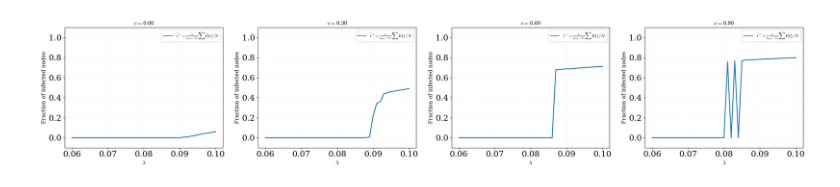
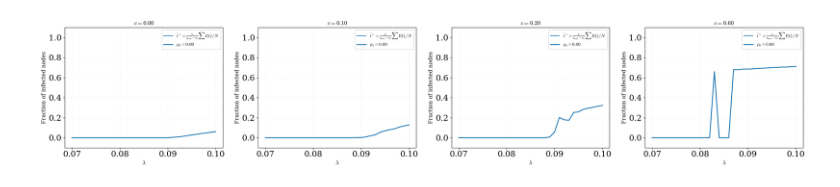
Before and after one commit to Kojirouuuu/trend-sar, a Jupyter notebook: notebook/SIS01.ipynb, the cells around one changed output. Drawn from its saved outputs; the diff is of its cells as text; code cells hidden in the pictures.

```diff
--- a/notebook/SIS01.ipynb
+++ b/notebook/SIS01.ipynb
@@ -59,10 +43,11 @@ lambda_min = params_df["lambdaMin"].values[0]
 lambda_max = params_df["lambdaMax"].values[0]
 dlambda = params_df["dlambda"].values[0]
 gamma = params_df["gamma"].values[0]
-rho0 = params_df["rho0"].values[0]
-c_min = params_df["cMin"].values[0]
-c_max = params_df["cMax"].values[0]
-dc = params_df["dc"].values[0]
+rho01 = params_df["rho01"].values[0]
+c0 = params_df["c0"].values[0]
+c1 = params_df["c1"].values[0]
+c2 = params_df["c2"].values[0]
+c3 = params_df["c3"].values[0]
 tmax = params_df["tmax"].values[0]
 batch_num = params_df["batchNum"].values[0]
 itr_per_batch = params_df["itrPerBatch"].values[0]
@@ -124,7 +127,7 @@ plt.show()
 import numpy as np
 import matplotlib.pyplot as plt
 
-c_idx_list = [0, 1, 2, -1]
+rho0_idx_list = [0]
 t0 = int(tmax * 0.8)
 
 fig, ax = plt.subplots(1, len(c_idx_list), figsize=(6 * len(c_idx_list), 5))
@@ -136,8 +139,10 @@ for idx, c_idx in enumerate(c_idx_list):
     ax[idx].plot([], [], label=r"$\hat{i}^*=\frac{1}{t_{\max}-t_0}\sum I(t)/N$")
 
     # 平均値計算
-    t0I = I[:, c_idx, :, t0:].mean(axis=-1).mean(axis=-1) / N
-    ax[idx].plot(lambda_values, t0I, color=colors[0], linewidth=2)
+    t0I = I[c_idx, :, :, :, t0:].mean(axis=-1).mean(axis=-1) / N
+
+    for i, rho0_idx in enumerate(rho0_idx_list):
+        ax[idx].plot(lambda_values, t0I[:, rho0_idx], color=colors[i], linewidth=2, label=f"rho0 = {rho0_values[rho0_idx]:.2f}")
 
     # タイトル（数式表記）
     ax[idx].set_title(rf"$c={c:.2f}$", fontsize=13)
@@ -146,8 +151,7 @@ for idx, c_idx in enumerate(c_idx_list):
     ax[idx].set_xlabel(r"$\lambda$", fontsize=12)
     ax[idx].set_ylabel("Fraction of infected nodes", fontsize=12)
 
-    ax[idx].set_ylim(0 - eps, 1 + eps)
-    ax[idx].set_yticks(np.linspace(0, 1, 6))
+    # ax[idx].set_ylim(0 - eps, 1 + eps)
     ax[idx].grid(True, which="both", alpha=0.25)
 
     leg = ax[idx].legend(frameon=True, fontsize=10)
@@ -160,50 +164,53 @@ plt.show()
 # %%
-validI_ave = np.zeros((len(lambda_values), len(c_values)))
-validI_num = np.zeros((len(lambda_values), len(c_values)))
+validI_ave = np.zeros((len(c_values), len(lambda_values), len(rho0_values)))
+validI_num = np.zeros((len(c_values), len(lambda_values), len(rho0_values)))
 threshold = 10
 
-for lambda_idx in range(len(lambda_values)):
-    for c_idx in range(len(c_values)):
-        for itr in range(total_itr):
-            curI = I[lambda_idx, c_idx, itr, t0:]
-            if curI.mean(axis=-1) > threshold:
-                validI_ave[lambda_idx, c_idx] += curI.mean(axis=-1)
-                validI_num[lambda_idx, c_idx] += 1
+for c_idx in range(len(c_values)):
+    for lambda_idx in range(len(lambda_values)):
+        for rho0_idx in range(len(rho0_values)):
+            for itr in range(total_itr):
+                curI = I[c_idx, lambda_idx, rho0_idx, itr, t0:]
+                if curI.mean(axis=-1) > threshold:
+                    validI_ave[c_idx, lambda_idx, rho0_idx] += curI.mean(axis=-1)
+                    validI_num[c_idx, lambda_idx, rho0_idx] += 1
 
-for lambda_idx in range(len(lambda_values)):
-    for c_idx in range(len(c_values)):
-        if validI_num[lambda_idx, c_idx] > 0:
-            validI_ave[lambda_idx, c_idx] /= validI_num[lambda_idx, c_idx]
+for c_idx in range(len(c_values)):
+    for lambda_idx in range(len(lambda_values)):
+        for rho0_idx in range(len(rho0_values)):
+                if validI_num[c_idx, lambda_idx, rho0_idx] > 0:
+                    validI_ave[c_idx, lambda_idx, rho0_idx] /= validI_num[c_idx, lambda_idx, rho0_idx]
 
 fig, ax = plt.subplots(1, len(c_idx_list), figsize=(6 * len(c_idx_list), 5))
 
 for idx, c_idx in enumerate(c_idx_list):
     c = c_values[c_idx]
 
     # 凡例用ダミー線（シンプルな式に）
     ax[idx].plot([], [], label=r"$\hat{i}^*=\frac{1}{t_{\max}-t_0}\sum I(t)/N$")
 
     # 平均値計算
-    ax[idx].plot(lambda_values, validI_ave[:, c_idx] / N, color=colors[0], linewidth=2)
+    for i, rho0_idx in enumerate(rho0_idx_list):
+        ax[idx].plot(lambda_values, validI_ave[c_idx, :, rho0_idx] / N, color=colors[i], linewidth=2, label=rf"$\rho_0 = {rho0_values[rho0_idx]:.2f}$")
 
     # タイトル（数式表記）
     ax[idx].set_title(rf"$c={c:.2f}$", fontsize=13)
 
     # 軸ラベル
     ax[idx].set_xlabel(r"$\lambda$", fontsize=12)
     ax[idx].set_ylabel("Fraction of infected nodes", fontsize=12)
 
     ax[idx].set_ylim(0 - eps, 1 + eps)
     ax[idx].set_yticks(np.linspace(0, 1, 6))
     ax[idx].grid(True, which="both", alpha=0.25)
 
     leg = ax[idx].legend(frameon=True, fontsize=10)
     leg.get_frame().set_alpha(0.8)
 
 plt.tight_layout()
 plt.show()
 # %% [output]
-[figure, old version]
+[figure, new version]
 # %%
 rho0_idx_list = [3, 4, 5, 6, 7, 8, 9, 10]
 
```
Also changed, not shown: parts of 8 cells of this notebook, 3 other files.
